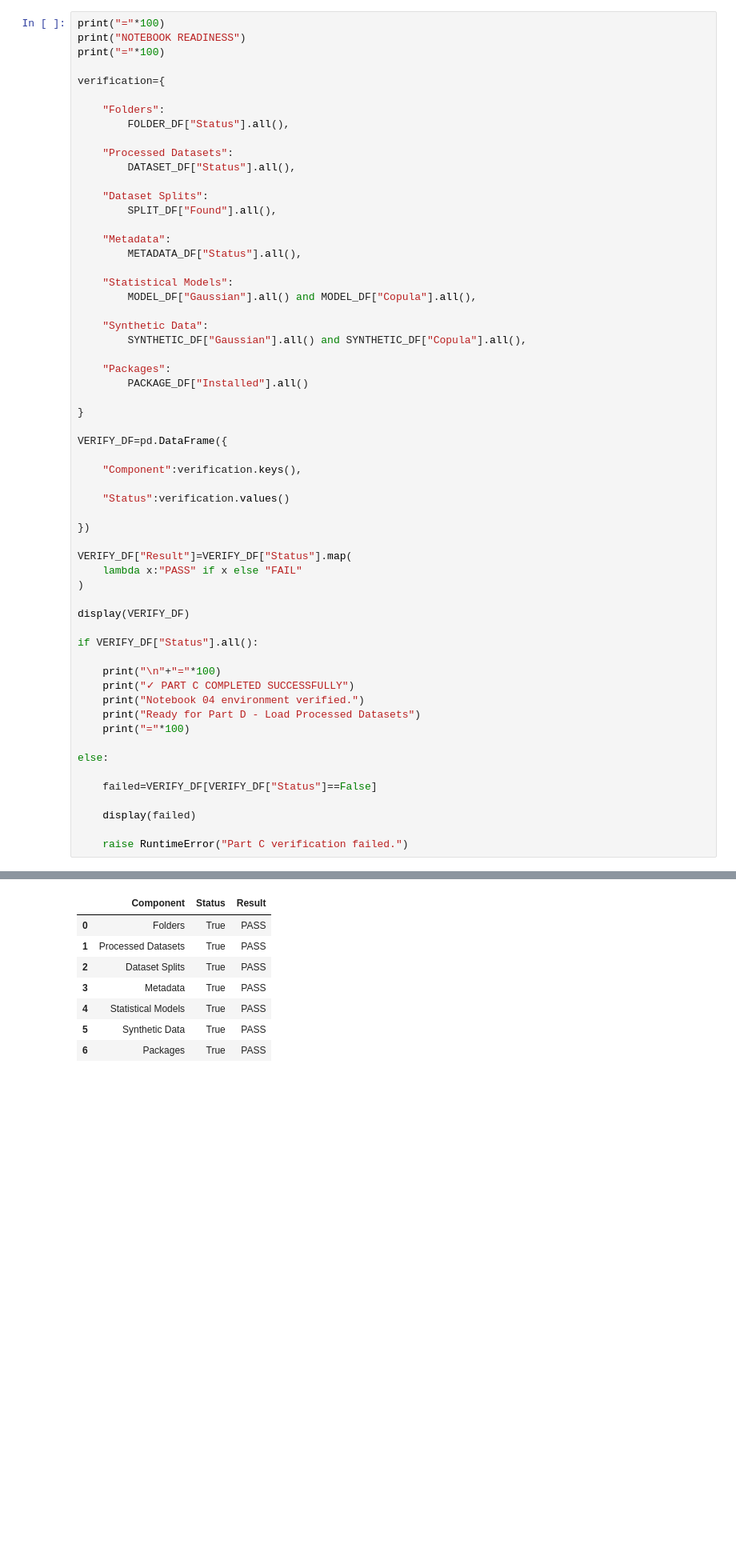
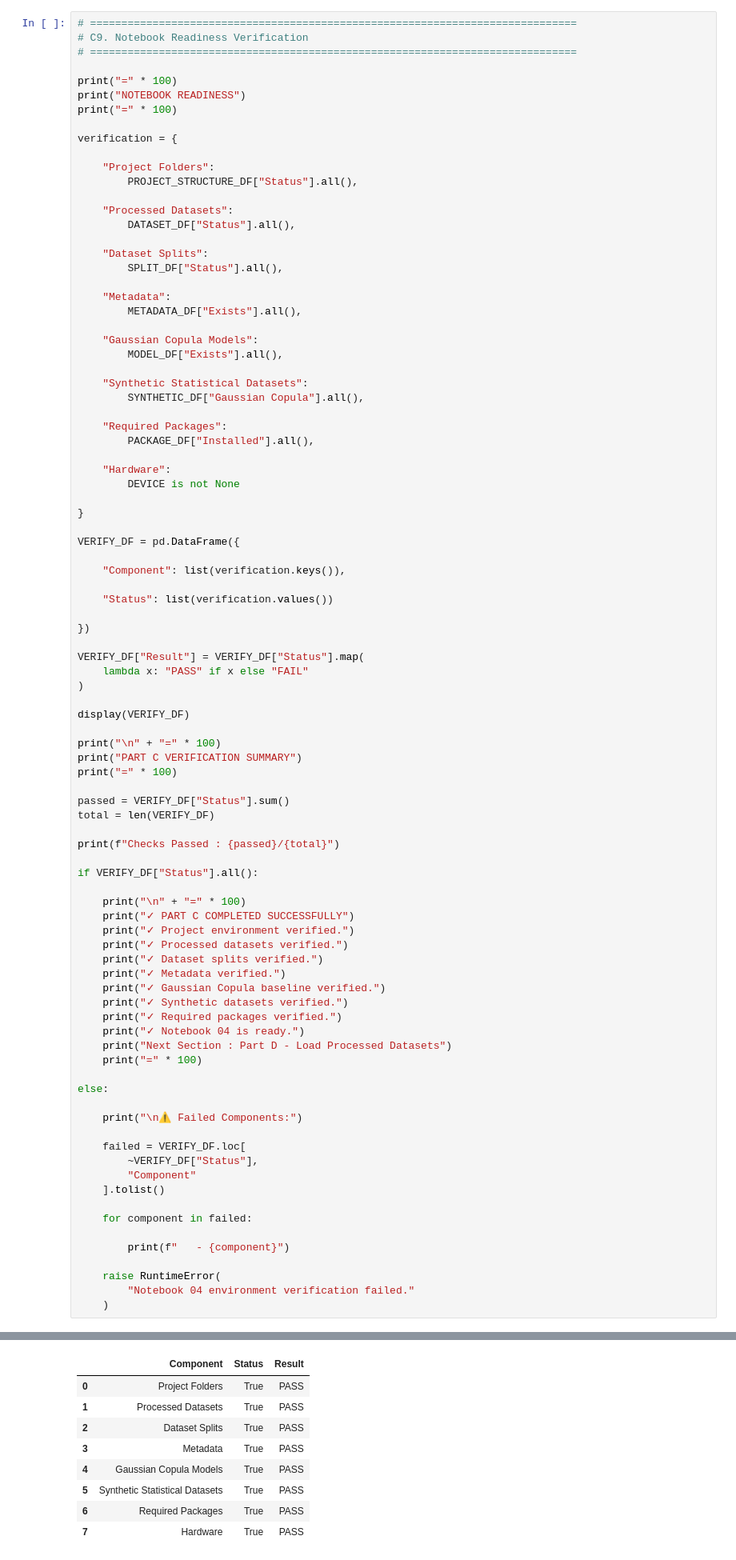
Before and after one commit to amzad-786githumb/Privacy-Preserving-Synthetic-Tabular-Data-Generation-Using-Generative-Adversarial-Networks, a Jupyter notebook: 04_Baseline_Deep_Models.ipynb, the cells around one changed output, grey strips where cells are left out. Shown at 80% size. Drawn from its saved outputs; the diff is of its cells as text; blank space fills up the shorter version.

```diff
--- a/04_Baseline_Deep_Models.ipynb
+++ b/04_Baseline_Deep_Models.ipynb
@@ -2638,71 +2816,104 @@ GPU : Tesla T4
 # %%
-print("="*100)
+# ==============================================================================
+# C9. Notebook Readiness Verification
+# ==============================================================================
+
+print("=" * 100)
 print("NOTEBOOK READINESS")
-print("="*100)
+print("=" * 100)
 
-verification={
+verification = {
 
-    "Folders":
-        FOLDER_DF["Status"].all(),
+    "Project Folders":
+        PROJECT_STRUCTURE_DF["Status"].all(),
 
     "Processed Datasets":
         DATASET_DF["Status"].all(),
 
     "Dataset Splits":
-        SPLIT_DF["Found"].all(),
+        SPLIT_DF["Status"].all(),
 
     "Metadata":
-        METADATA_DF["Status"].all(),
+        METADATA_DF["Exists"].all(),
 
-    "Statistical Models":
-        MODEL_DF["Gaussian"].all() and MODEL_DF["Copula"].all(),
+    "Gaussian Copula Models":
+        MODEL_DF["Exists"].all(),
 
-    "Synthetic Data":
-        SYNTHETIC_DF["Gaussian"].all() and SYNTHETIC_DF["Copula"].all(),
+    "Synthetic Statistical Datasets":
+        SYNTHETIC_DF["Gaussian Copula"].all(),
 
-    "Packages":
-        PACKAGE_DF["Installed"].all()
+    "Required Packages":
+        PACKAGE_DF["Installed"].all(),
+
+    "Hardware":
+        DEVICE is not None
 
 }
 
-VERIFY_DF=pd.DataFrame({
+VERIFY_DF = pd.DataFrame({
 
-    "Component":verification.keys(),
+    "Component": list(verification.keys()),
 
-    "Status":verification.values()
+    "Status": list(verification.values())
 
 })
 
-VERIFY_DF["Result"]=VERIFY_DF["Status"].map(
-    lambda x:"PASS" if x else "FAIL"
+VERIFY_DF["Result"] = VERIFY_DF["Status"].map(
+    lambda x: "PASS" if x else "FAIL"
 )
 
 display(VERIFY_DF)
 
+print("\n" + "=" * 100)
+print("PART C VERIFICATION SUMMARY")
+print("=" * 100)
+
+passed = VERIFY_DF["Status"].sum()
+total = len(VERIFY_DF)
+
+print(f"Checks Passed : {passed}/{total}")
+
 if VERIFY_DF["Status"].all():
 
-    print("\n"+"="*100)
+    print("\n" + "=" * 100)
     print("✓ PART C COMPLETED SUCCESSFULLY")
-    print("Notebook 04 environment verified.")
-    print("Ready for Part D - Load Processed Datasets")
-    print("="*100)
+    print("✓ Project environment verified.")
+    print("✓ Processed datasets verified.")
+    print("✓ Dataset splits verified.")
+    print("✓ Metadata verified.")
+    print("✓ Gaussian Copula baseline verified.")
+    print("✓ Synthetic datasets verified.")
+    print("✓ Required packages verified.")
+    print("✓ Notebook 04 is ready.")
+    print("Next Section : Part D - Load Processed Datasets")
+    print("=" * 100)
 
 else:
 
-    failed=VERIFY_DF[VERIFY_DF["Status"]==False]
+    print("\n⚠ Failed Components:")
 
-    display(failed)
+    failed = VERIFY_DF.loc[
+        ~VERIFY_DF["Status"],
+        "Component"
+    ].tolist()
 
-    raise RuntimeError("Part C verification failed.")
+    for component in failed:
+
+        print(f"   - {component}")
+
+    raise RuntimeError(
+        "Notebook 04 environment verification failed."
+    )
 # %% [output]
 ====================================================================================================
 NOTEBOOK READINESS
 ====================================================================================================
 |  | Component | Status | Result |
-| 0 | Folders | True | PASS |
+| 0 | Project Folders | True | PASS |
 | 1 | Processed Datasets | True | PASS |
 | 2 | Dataset Splits | True | PASS |
 | 3 | Metadata | True | PASS |
-| 4 | Statistical Models | True | PASS |
-| 5 | Synthetic Data | True | PASS |
-| 6 | Packages | True | PASS |
+| 4 | Gaussian Copula Models | True | PASS |
+| 5 | Synthetic Statistical Datasets | True | PASS |
+| 6 | Required Packages | True | PASS |
+| 7 | Hardware | True | PASS |
```
Also changed, not shown: parts of 28 cells of this notebook.
